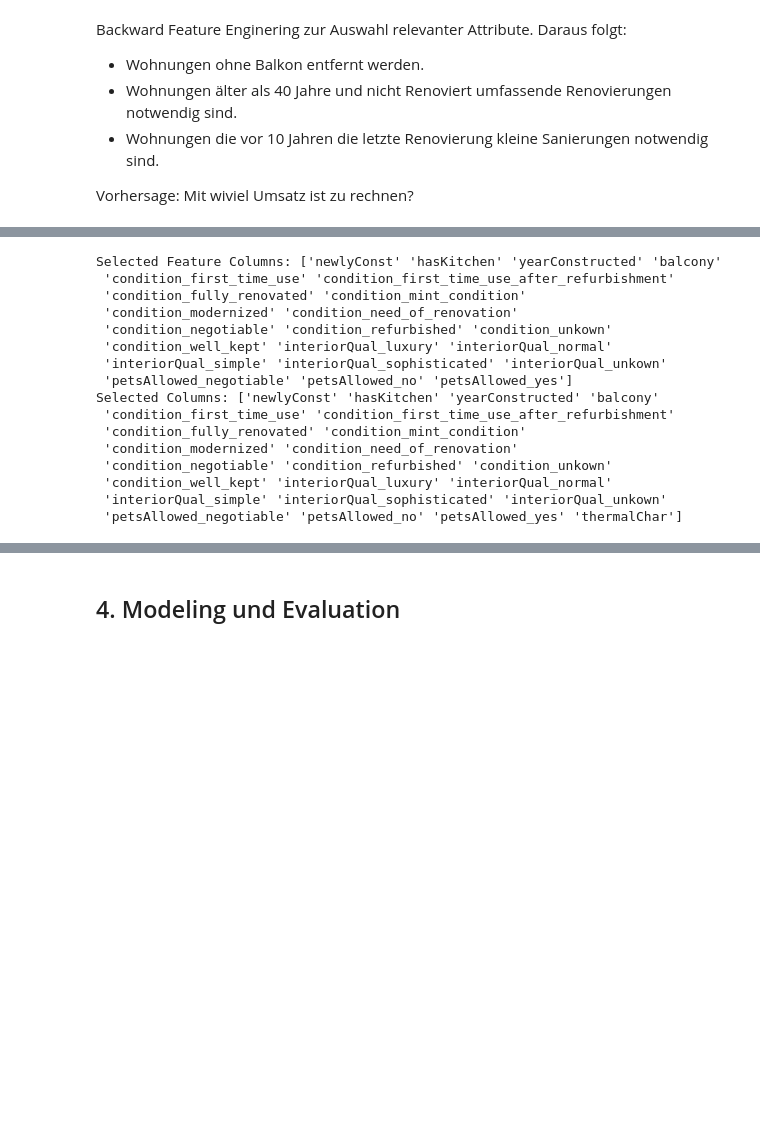
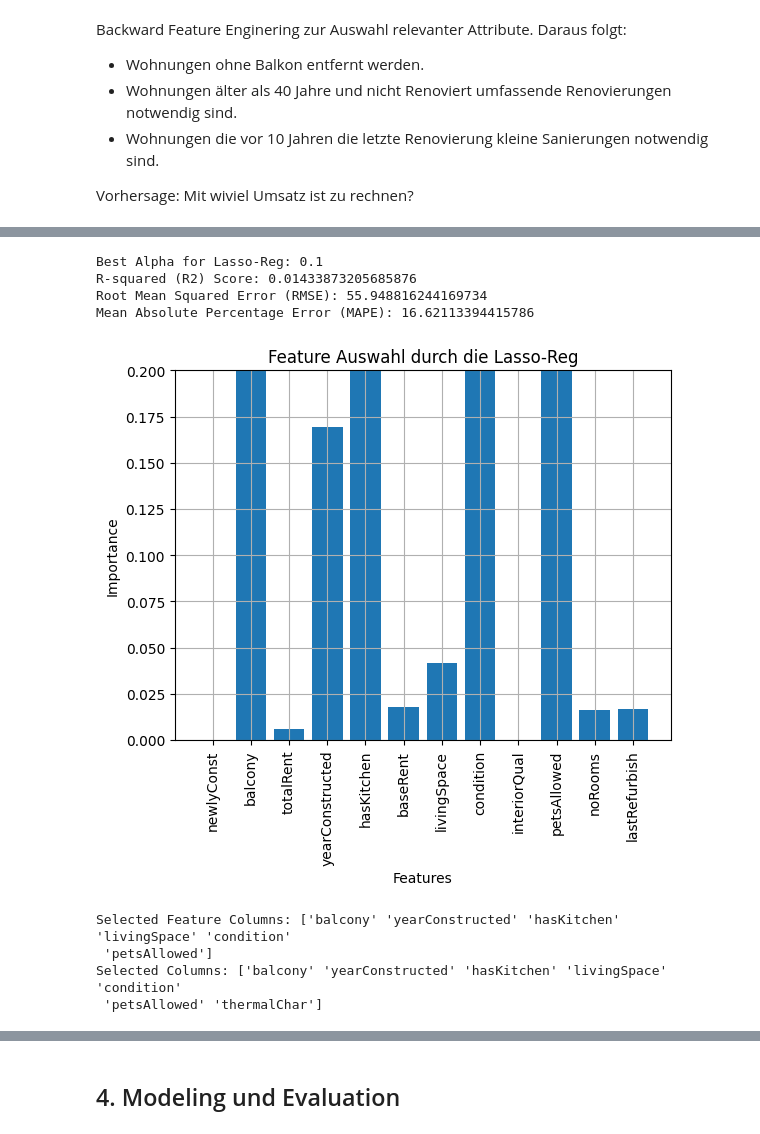
Before and after one commit to TobiasGleiter/data-science, a Jupyter notebook: main.ipynb, the cells around one changed output, grey strips where cells are left out. Cells and saved outputs as stored; diff of their text form; code cells hidden in the pictures; blank space fills up the shorter version.

```diff
--- a/main.ipynb
+++ b/main.ipynb
@@ -798,25 +748,66 @@ Column Names: ['newlyConst' 'hasKitchen' 'yearConstructed' 'lastRefurbish' 'balc
+# %%
+from sklearn.linear_model import Lasso
+from sklearn.model_selection import train_test_split
+from sklearn.metrics import r2_score, mean_squared_error
+import numpy as np
+from sklearn.model_selection import GridSearchCV
+
+target = "thermalChar"
+
+X = chemnitz_apartments_32.drop(target, axis=1)
+y = chemnitz_apartments_32[target]
+
+X_train, X_test, y_train, y_test = train_test_split(X, y, test_size=0.20, random_state=42)
+
+alphas = [0.0001, 0.001, 0.01, 0.1, 1, 10]
+param_grid = {'alpha': alphas}
+grid_search = GridSearchCV(Lasso(), param_grid, cv=5)
+grid_search.fit(X_train, y_train)
+
+best_alpha = grid_search.best_params_['alpha']
+print("Best Alpha for Lasso-Reg:", best_alpha)
+
+lasso_model = Lasso(alpha=best_alpha)
+lasso_model.fit(X_train, y_train)
+
+y_pred = lasso_model.predict(X_test)
+
+r2 = r2_score(y_test, y_pred)
+rmse = np.sqrt(mean_squared_error(y_test, y_pred))
+mape = np.mean(np.abs((y_test - y_pred) / y_test)) * 100
+
+# Output evaluation results
+print("R-squared (R2) Score:", r2)
+print("Root Mean Squared Error (RMSE):", rmse)
+print("Mean Absolute Percentage Error (MAPE):", mape)
+
+lasso1_coef = np.abs(lasso_model.coef_)
+
+names=chemnitz_apartments_32.drop(target, axis=1).columns
+plt.bar(names, lasso1_coef)
+plt.xticks(rotation=90)
+plt.grid()
+plt.title("Feature Auswahl durch die Lasso-Reg")
+plt.xlabel("Features")
+plt.ylabel("Importance")
+plt.ylim(0, 0.2)
+plt.show()
+# %% [output]
+Best Alpha for Lasso-Reg: 0.1
+R-squared (R2) Score: 0.01433873205685876
+Root Mean Squared Error (RMSE): 55.948816244169734
+Mean Absolute Percentage Error (MAPE): 16.62113394415786
+[figure, added]
 # %%
-# Subsetting the features which has more than 0.001 importance.
-feature_subset=np.array(names)[lasso1_coef>0.1]
+# Auswhal der Features mit einem Threshold
+feature_subset=np.array(names)[lasso1_coef>0.025]
 print("Selected Feature Columns: {}".format(feature_subset))
 
-# Adding the target to the list of feaatures.
+# Features mit targetvariable
 feature_subset=np.append(feature_subset, target)
 print("Selected Columns: {}".format(feature_subset))
 # %% [output]
-Selected Feature Columns: ['newlyConst' 'hasKitchen' 'yearConstructed' 'balcony'
- 'condition_first_time_use' 'condition_first_time_use_after_refurbishment'
- 'condition_fully_renovated' 'condition_mint_condition'
- 'condition_modernized' 'condition_need_of_renovation'
- 'condition_negotiable' 'condition_refurbished' 'condition_unkown'
- 'condition_well_kept' 'interiorQual_luxury' 'interiorQual_normal'
- 'interiorQual_simple' 'interiorQual_sophisticated' 'interiorQual_unkown'
- 'petsAllowed_negotiable' 'petsAllowed_no' 'petsAllowed_yes']
-Selected Columns: ['newlyConst' 'hasKitchen' 'yearConstructed' 'balcony'
- 'condition_first_time_use' 'condition_first_time_use_after_refurbishment'
- 'condition_fully_renovated' 'condition_mint_condition'
- 'condition_modernized' 'condition_need_of_renovation'
- 'condition_negotiable' 'condition_refurbished' 'condition_unkown'
- 'condition_well_kept' 'interiorQual_luxury' 'interiorQual_normal'
- 'interiorQual_simple' 'interiorQual_sophisticated' 'interiorQual_unkown'
- 'petsAllowed_negotiable' 'petsAllowed_no' 'petsAllowed_yes' 'thermalChar']
+Selected Feature Columns: ['balcony' 'yearConstructed' 'hasKitchen' 'livingSpace' 'condition'
+ 'petsAllowed']
+Selected Columns: ['balcony' 'yearConstructed' 'hasKitchen' 'livingSpace' 'condition'
+ 'petsAllowed' 'thermalChar']
```
Also changed, not shown: parts of 36 cells of this notebook.
